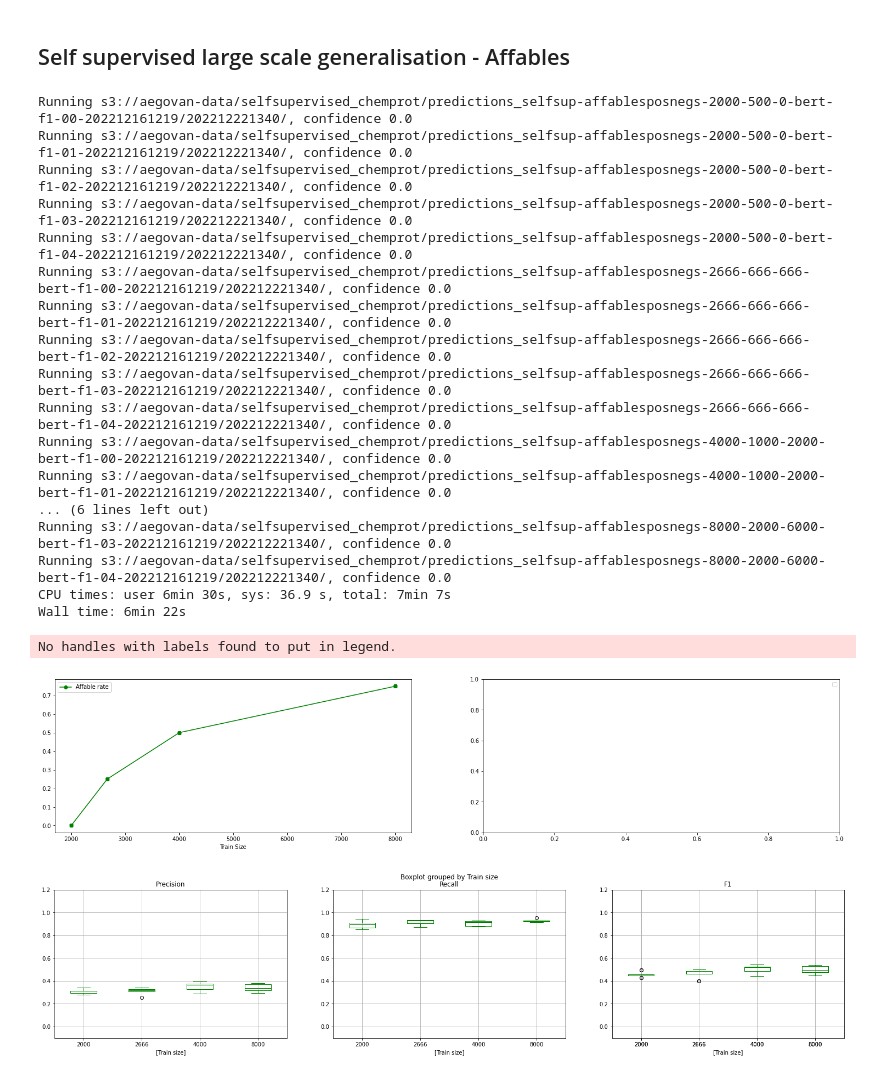
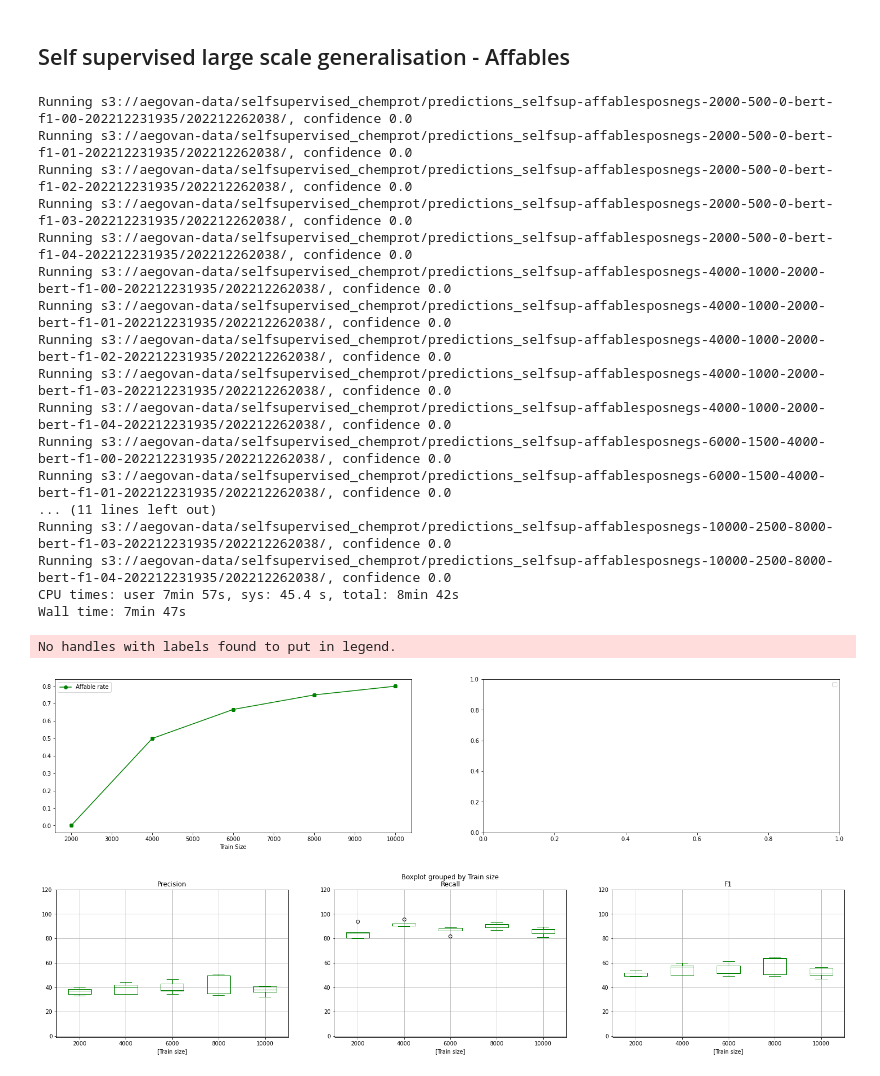
Before and after one commit to elangovana/large-scale-ptm-ppi, a Jupyter notebook: notebooks/self_supervised_large_scale_affables.ipynb, the cells around one changed output. Drawn from its saved outputs; the diff is of its cells as text; code cells hidden in the pictures.

Commit message:
Add vary train size affables

```diff
--- a/notebooks/self_supervised_large_scale_affables.ipynb
+++ b/notebooks/self_supervised_large_scale_affables.ipynb
@@ -7,10 +7,9 @@ import matplotlib.pyplot as plt
 pd.set_option('display.max_rows', None)
 # %%
 s3_prefixes = []
-
-for (t,p, m) in [(2000, 500, 0), (2666,666, 666), (4000,1000,2000), (8000,2000,6000)]:
+for (t,p, m) in [(2000, 500, 0), (4000,1000,2000), (6000,1500, 4000), (8000,2000,6000), (10000,2500,8000)]:
     for i in ["00", "01", "02", "03", "04"]:
-        s3_prefixes.append(f"s3://aegovan-data/selfsupervised_chemprot/predictions_selfsup-affablesposnegs-{t}-{p}-{m}-bert-f1-{i}-202212161219/202212221340/")
+        s3_prefixes.append(f"s3://aegovan-data/selfsupervised_chemprot/predictions_selfsup-affablesposnegs-{t}-{p}-{m}-bert-f1-{i}-202212231935/202212262038/")
 # %%
 label_order = ["False", "True"]
 pos_labels = list( filter(lambda x: x , label_order))
@@ -236,9 +235,9 @@ def create_stats_df(s3_prefix, confidence=0.0):
                          df["prediction"], pos_label = "True", average="binary", zero_division=0)
 
     return { "Name": name,
-                    "Precision":p,
-                    "Recall":r,
-                    "F1":f,
+                    "Precision":p*100,
+                    "Recall":r*100,
+                    "F1":f*100,
                   #  "Threshold": "HighConfidence",
                     "Support": s,
                         "TrainSize":train_size, "TrainSizePositive": train_pos_size,
@@ -259,23 +258,23 @@ def create_stats_dfs_from_prefixes(s3_prefixes):
 
 df_stats = create_stats_dfs_from_prefixes(s3_prefixes)
 # %% [output]
-Running s3://aegovan-data/selfsupervised_chemprot/predictions_selfsup-affablesposnegs-2000-500-0-bert-f1-00-202212161219/202212221340/, confidence 0.0
-Running s3://aegovan-data/selfsupervised_chemprot/predictions_selfsup-affablesposnegs-2000-500-0-bert-f1-01-202212161219/202212221340/, confidence 0.0
-Running s3://aegovan-data/selfsupervised_chemprot/predictions_selfsup-affablesposnegs-2000-500-0-bert-f1-02-202212161219/202212221340/, confidence 0.0
-Running s3://aegovan-data/selfsupervised_chemprot/predictions_selfsup-affablesposnegs-2000-500-0-bert-f1-03-202212161219/202212221340/, confidence 0.0
-Running s3://aegovan-data/selfsupervised_chemprot/predictions_selfsup-affablesposnegs-2000-500-0-bert-f1-04-202212161219/202212221340/, confidence 0.0
-Running s3://aegovan-data/selfsupervised_chemprot/predictions_selfsup-affablesposnegs-2666-666-666-bert-f1-00-202212161219/202212221340/, confidence 0.0
-Running s3://aegovan-data/selfsupervised_chemprot/predictions_selfsup-affablesposnegs-2666-666-666-bert-f1-01-202212161219/202212221340/, confidence 0.0
-Running s3://aegovan-data/selfsupervised_chemprot/predictions_selfsup-affablesposnegs-2666-666-666-bert-f1-02-202212161219/202212221340/, confidence 0.0
-Running s3://aegovan-data/selfsupervised_chemprot/predictions_selfsup-affablesposnegs-2666-666-666-bert-f1-03-202212161219/202212221340/, confidence 0.0
-Running s3://aegovan-data/selfsupervised_chemprot/predictions_selfsup-affablesposnegs-2666-666-666-bert-f1-04-202212161219/202212221340/, confidence 0.0
-Running s3://aegovan-data/selfsupervised_chemprot/predictions_selfsup-affablesposnegs-4000-1000-2000-bert-f1-00-202212161219/202212221340/, confidence 0.0
-Running s3://aegovan-data/selfsupervised_chemprot/predictions_selfsup-affablesposnegs-4000-1000-2000-bert-f1-01-202212161219/202212221340/, confidence 0.0
-... (6 lines left out)
-Running s3://aegovan-data/selfsupervised_chemprot/predictions_selfsup-affablesposnegs-8000-2000-6000-bert-f1-03-202212161219/202212221340/, confidence 0.0
-Running s3://aegovan-data/selfsupervised_chemprot/predictions_selfsup-affablesposnegs-8000-2000-6000-bert-f1-04-202212161219/202212221340/, confidence 0.0
-CPU times: user 6min 30s, sys: 36.9 s, total: 7min 7s
-Wall time: 6min 22s
+Running s3://aegovan-data/selfsupervised_chemprot/predictions_selfsup-affablesposnegs-2000-500-0-bert-f1-00-202212231935/202212262038/, confidence 0.0
+Running s3://aegovan-data/selfsupervised_chemprot/predictions_selfsup-affablesposnegs-2000-500-0-bert-f1-01-202212231935/202212262038/, confidence 0.0
+Running s3://aegovan-data/selfsupervised_chemprot/predictions_selfsup-affablesposnegs-2000-500-0-bert-f1-02-202212231935/202212262038/, confidence 0.0
+Running s3://aegovan-data/selfsupervised_chemprot/predictions_selfsup-affablesposnegs-2000-500-0-bert-f1-03-202212231935/202212262038/, confidence 0.0
+Running s3://aegovan-data/selfsupervised_chemprot/predictions_selfsup-affablesposnegs-2000-500-0-bert-f1-04-202212231935/202212262038/, confidence 0.0
+Running s3://aegovan-data/selfsupervised_chemprot/predictions_selfsup-affablesposnegs-4000-1000-2000-bert-f1-00-202212231935/202212262038/, confidence 0.0
+Running s3://aegovan-data/selfsupervised_chemprot/predictions_selfsup-affablesposnegs-4000-1000-2000-bert-f1-01-202212231935/202212262038/, confidence 0.0
+Running s3://aegovan-data/selfsupervised_chemprot/predictions_selfsup-affablesposnegs-4000-1000-2000-bert-f1-02-202212231935/202212262038/, confidence 0.0
+Running s3://aegovan-data/selfsupervised_chemprot/predictions_selfsup-affablesposnegs-4000-1000-2000-bert-f1-03-202212231935/202212262038/, confidence 0.0
+Running s3://aegovan-data/selfsupervised_chemprot/predictions_selfsup-affablesposnegs-4000-1000-2000-bert-f1-04-202212231935/202212262038/, confidence 0.0
+Running s3://aegovan-data/selfsupervised_chemprot/predictions_selfsup-affablesposnegs-6000-1500-4000-bert-f1-00-202212231935/202212262038/, confidence 0.0
+Running s3://aegovan-data/selfsupervised_chemprot/predictions_selfsup-affablesposnegs-6000-1500-4000-bert-f1-01-202212231935/202212262038/, confidence 0.0
+... (11 lines left out)
+Running s3://aegovan-data/selfsupervised_chemprot/predictions_selfsup-affablesposnegs-10000-2500-8000-bert-f1-03-202212231935/202212262038/, confidence 0.0
+Running s3://aegovan-data/selfsupervised_chemprot/predictions_selfsup-affablesposnegs-10000-2500-8000-bert-f1-04-202212231935/202212262038/, confidence 0.0
+CPU times: user 7min 57s, sys: 45.4 s, total: 8min 42s
+Wall time: 7min 47s
 # %%
 import warnings, matplotlib.pyplot as plt
 
@@ -308,7 +307,7 @@ def plot_comparison(df):
 plot_comparison(df_stats)
 # %% [output]
 No handles with labels found to put in legend.
-[figure, old version]
+[figure, new version]
 # %%
 def plot_comparison_box(df):
 
@@ -324,40 +323,37 @@ def plot_comparison_box(df):
 
         column_renames={"Precision": "Precision" ,
                         "TrainSize" : "Train size" ,
                         "Recall" : "Recall" ,
                         "TrainAffableRate" : "Affable rate" ,
                         "F1": "F1" ,
                        }
-        ax[0].set_ylim(-0.1,1.2)
+        ax[0].set_ylim(-1,120)
         df[["Precision", "TrainSize"]]\
             .rename(columns=column_renames)\
             .boxplot(by="Train size",  ax=ax[0], color="green")
 
-        ax[1].set_ylim(-0.1,1.2)
+        ax[1].set_ylim(-1,120)
         df[["Recall","TrainSize"]]\
             .rename(columns=column_renames)\
             .boxplot(by="Train size",  ax=ax[1], color="green")
 
-        ax[2].set_ylim(-0.1,1.2)
+        ax[2].set_ylim(-1,120)
         df[["F1","TrainSize"]]\
             .rename(columns=column_renames)\
             .boxplot(by="Train size",  ax=ax[2], color="green")
 
-        df[["F1","TrainSize"]]\
-            .rename(columns=column_renames)\
-            .boxplot(by="Train size",  ax=ax[2], color="green")
 
 #         df[["TrainSize", "TrainAffableRate"]]\
 #             .rename(columns=column_renames)\
 #             .plot(x="Train size", linestyle =linetype, marker='o', ax=ax[0], color=(my_colors))
 
 
 
         #plt.legend()
 
 plot_comparison_box(df_stats)
 # %% [output]
-[figure, old version]
+[figure, new version]
 # %%
 def plot_stdline(x, y_mean, y_std, ax, label):
     ax.plot(x, y_mean, color='green', label=label, linewidth = 4.0, marker='o')
```
Also changed, not shown: parts of 9 cells of this notebook.
